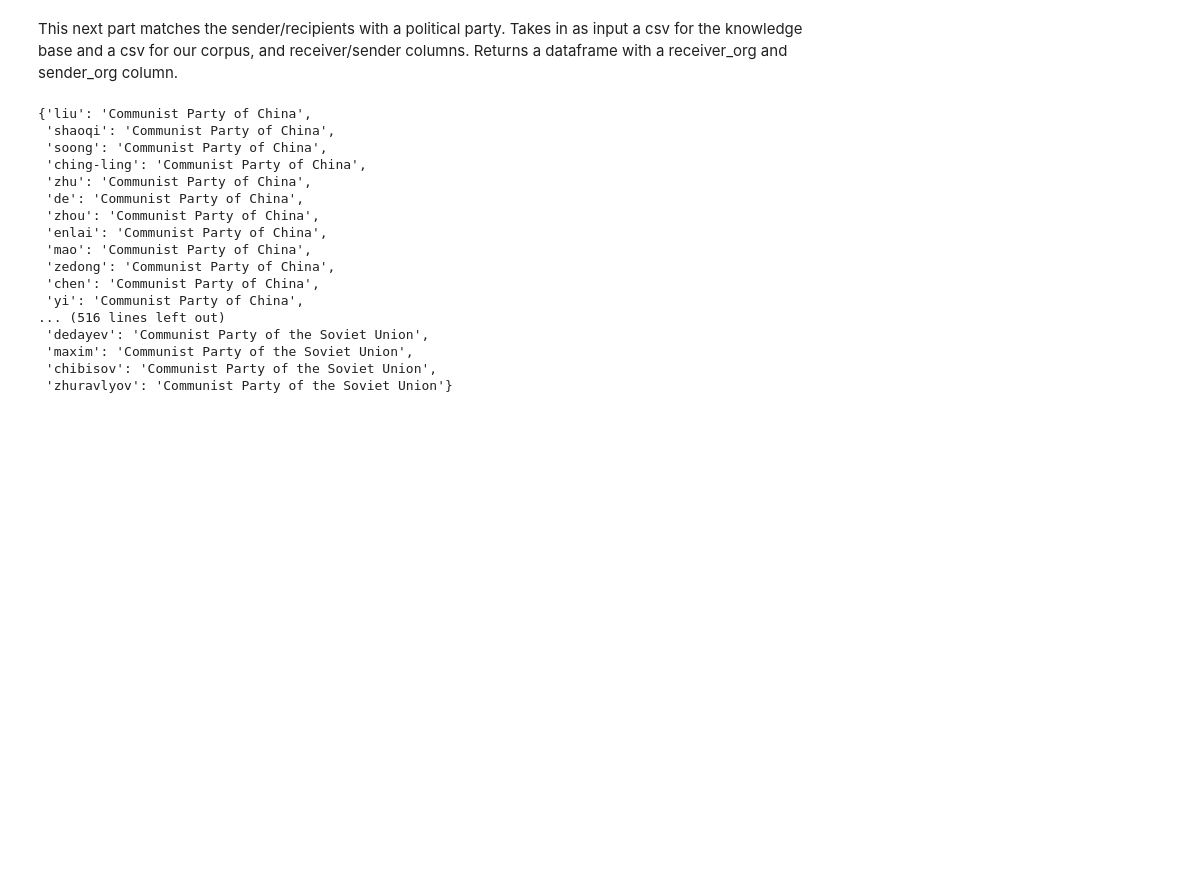
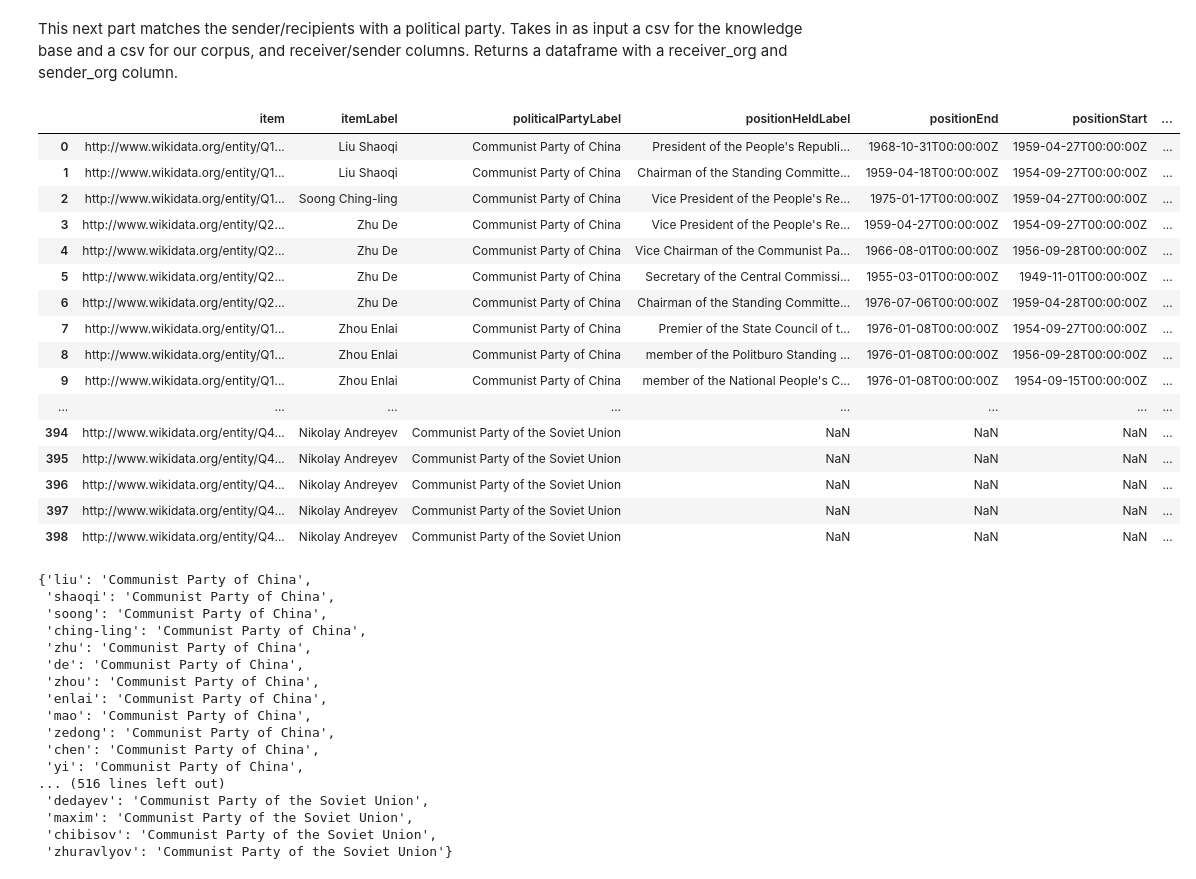
Before and after one commit to ks0m1c/lmaozhedong, a Jupyter notebook: extractSenderRecipient.ipynb, the cells around one changed output. Drawn from its saved outputs; the diff is of its cells as text; code cells hidden in the pictures; blank space fills up the shorter version.

```diff
--- a/extractSenderRecipient.ipynb
+++ b/extractSenderRecipient.ipynb
@@ -133,6 +134,25 @@ data_2 = pd.read_csv(data_path_2, index_col=0)
 kb = pd.read_csv(kb_path)
 # %%
 pd.set_option('display.max_rows', 1000)
+kb
+# %% [output]
+|  | item | itemLabel | politicalPartyLabel | positionHeldLabel | positionEnd | positionStart | ... |
+| 0 | http://www.wikidata.org/entity/Q1... | Liu Shaoqi | Communist Party of China | President of the People's Republi... | 1968-10-31T00:00:00Z | 1959-04-27T00:00:00Z | ... |
+| 1 | http://www.wikidata.org/entity/Q1... | Liu Shaoqi | Communist Party of China | Chairman of the Standing Committe... | 1959-04-18T00:00:00Z | 1954-09-27T00:00:00Z | ... |
+| 2 | http://www.wikidata.org/entity/Q1... | Soong Ching-ling | Communist Party of China | Vice President of the People's Re... | 1975-01-17T00:00:00Z | 1959-04-27T00:00:00Z | ... |
+| 3 | http://www.wikidata.org/entity/Q2... | Zhu De | Communist Party of China | Vice President of the People's Re... | 1959-04-27T00:00:00Z | 1954-09-27T00:00:00Z | ... |
+| 4 | http://www.wikidata.org/entity/Q2... | Zhu De | Communist Party of China | Vice Chairman of the Communist Pa... | 1966-08-01T00:00:00Z | 1956-09-28T00:00:00Z | ... |
+| 5 | http://www.wikidata.org/entity/Q2... | Zhu De | Communist Party of China | Secretary of the Central Commissi... | 1955-03-01T00:00:00Z | 1949-11-01T00:00:00Z | ... |
+| 6 | http://www.wikidata.org/entity/Q2... | Zhu De | Communist Party of China | Chairman of the Standing Committe... | 1976-07-06T00:00:00Z | 1959-04-28T00:00:00Z | ... |
+| 7 | http://www.wikidata.org/entity/Q1... | Zhou Enlai | Communist Party of China | Premier of the State Council of t... | 1976-01-08T00:00:00Z | 1954-09-27T00:00:00Z | ... |
+| 8 | http://www.wikidata.org/entity/Q1... | Zhou Enlai | Communist Party of China | member of the Politburo Standing ... | 1976-01-08T00:00:00Z | 1956-09-28T00:00:00Z | ... |
+| 9 | http://www.wikidata.org/entity/Q1... | Zhou Enlai | Communist Party of China | member of the National People's C... | 1976-01-08T00:00:00Z | 1954-09-15T00:00:00Z | ... |
+| ... | ... | ... | ... | ... | ... | ... | ... |
+| 394 | http://www.wikidata.org/entity/Q4... | Nikolay Andreyev | Communist Party of the Soviet Union | NaN | NaN | NaN | ... |
+| 395 | http://www.wikidata.org/entity/Q4... | Nikolay Andreyev | Communist Party of the Soviet Union | NaN | NaN | NaN | ... |
+| 396 | http://www.wikidata.org/entity/Q4... | Nikolay Andreyev | Communist Party of the Soviet Union | NaN | NaN | NaN | ... |
+| 397 | http://www.wikidata.org/entity/Q4... | Nikolay Andreyev | Communist Party of the Soviet Union | NaN | NaN | NaN | ... |
+| 398 | http://www.wikidata.org/entity/Q4... | Nikolay Andreyev | Communist Party of the Soviet Union | NaN | NaN | NaN | ... |
 # %%
 kb_dict = kb[['itemLabel', 'politicalPartyLabel']].set_index('itemLabel').to_dict()
 kb_real_dict = kb_dict['politicalPartyLabel']
```
Also changed, not shown: parts of 1 cell of this notebook, 5 other files.
